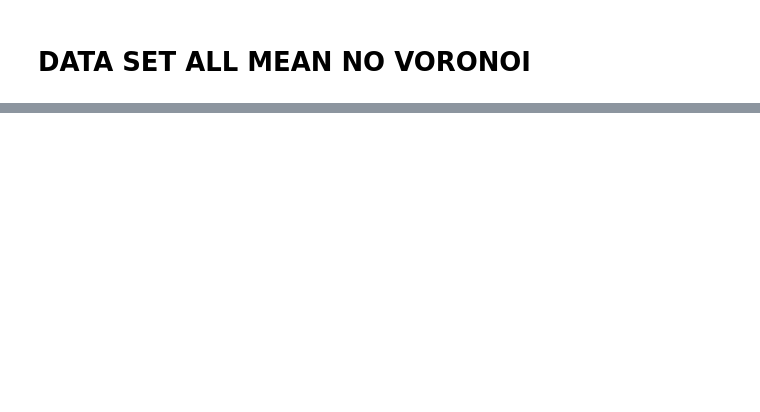
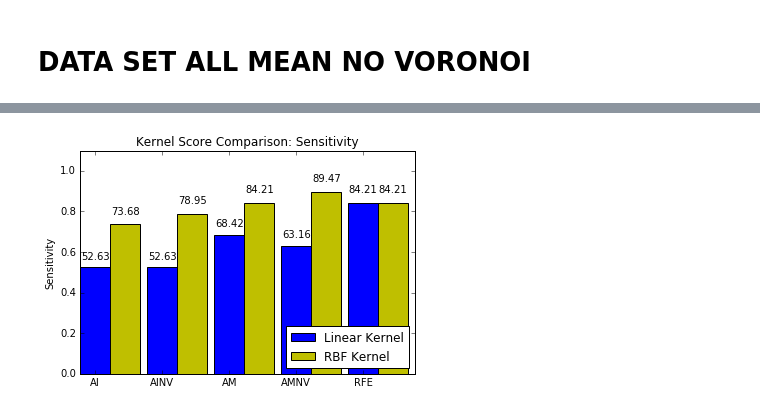
Before and after one commit to rjesteban/defensive-play-classifier, a Jupyter notebook: Final output.ipynb, the cells around one changed output, grey strips where cells are left out. Drawn from its saved outputs; the diff is of its cells as text; code cells hidden in the pictures; blank space fills up the shorter version.

```diff
--- a/Final output.ipynb
+++ b/Final output.ipynb
@@ -261,0 +282,16 @@ plt.show()
+# %%
+# USING RBF KERNEL
+svm = SVC(class_weight='balanced')
+
+resultm_novoronoi_rbf = cross_validate_stratify(svm, X[train_indices], X[test_indices], y[train_indices], y[test_indices], skf)
+print ""
+
+gmeanm_novoronoi_rbf = resultm_novoronoi_rbf["gmean_model"]
+
+print "CROSS VAL SCORES"
+print "SENSITIVITY: " + str(resultm_novoronoi_rbf["sens_cross_val"])
+print "SPECIFICITY: " + str(resultm_novoronoi_rbf["spec_cross_val"])
+print "MATTHEWS CORR COEF: " + str(resultm_novoronoi_rbf["matt_cross_val"])
+print "GMEAN: " + str(resultm_novoronoi_rbf["gmean_cross_val"])
+print ""
+present_metrics(gmeanm_novoronoi_rbf, "GMEAN")
@@ -261,0 +396,72 @@ plt.show()
+# %%
+sensitivity_lin = ([
+gmeani_all_lin[2][0],
+gmeani_novoronoi_lin[2][0],
+gmeanm_all_lin[2][0],
+gmeanm_novoronoi_lin[2][0],
+gmean_rfe_lin[2][0]])
+
+sensitivity_rbf = ([
+gmeani_all_rbf[2][0],
+gmeani_novoronoi_rbf[2][0],
+gmeanm_all_rbf[2][0],
+gmeanm_novoronoi_rbf[2][0],
+gmeanm_rfe_rbf[2][0]])
+
+specificity_lin = ([
+gmeani_all_lin[2][1],
+gmeani_novoronoi_lin[2][1],
+gmeanm_all_lin[2][1],
+gmeanm_novoronoi_lin[2][1],
+gmean_rfe_lin[2][1],
+])
+
+
+specificity_rbf =([
+gmeani_all_rbf[2][1],
+gmeani_novoronoi_rbf[2][1],
+gmeanm_all_rbf[2][1],
+gmeanm_novoronoi_rbf[2][1],
+gmeanm_rfe_rbf[2][1]
+])
+
+matthews_lin = ([
+gmeani_all_lin[2][2],
+gmeani_novoronoi_lin[2][2],
+gmeanm_all_lin[2][2],
+gmeanm_novoronoi_lin[2][2],
+gmean_rfe_lin[2][2],
+])
+
+matthews_rbf = ([
+gmeani_all_rbf[2][2],
+gmeani_novoronoi_rbf[2][2],
+gmeanm_all_rbf[2][2],
+gmeanm_novoronoi_rbf[2][2],
+gmeanm_rfe_rbf[2][2]
+])
+
+gmean_lin = ([
+gmeani_all_lin[2][3],
+gmeani_novoronoi_lin[2][3],
+gmeanm_all_lin[2][3],
+gmeanm_novoronoi_lin[2][3],
+gmean_rfe_lin[2][3],
+])
+
+gmean_rbf = ([
+gmeani_all_rbf[2][3],
+gmeani_novoronoi_rbf[2][3],
+gmeanm_all_rbf[2][3],
+gmeanm_novoronoi_rbf[2][3],
+gmeanm_rfe_rbf[2][3]
+])
+
+scores_lin = [sensitivity_lin, specificity_lin, matthews_lin, gmean_lin]
+scores_rbf = [sensitivity_rbf, specificity_rbf, matthews_rbf, gmean_rbf]
+labels = ["Sensitivity", "Specificity", "MCC", "G-mean"]
+
+for score_lin, score_rbf, label in zip(scores_lin, scores_rbf, labels):
+    plot_bar_chart_comparison(score_lin, score_rbf, label)
+# %% [output]
+[figure, added]
```
Also changed, not shown: parts of 18 cells of this notebook, 2 other files.
